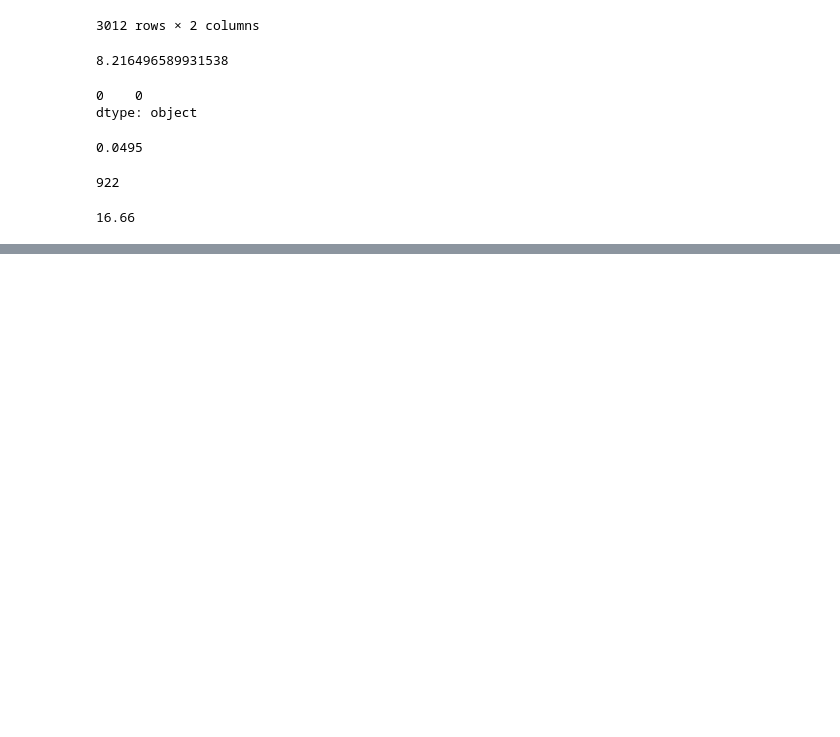
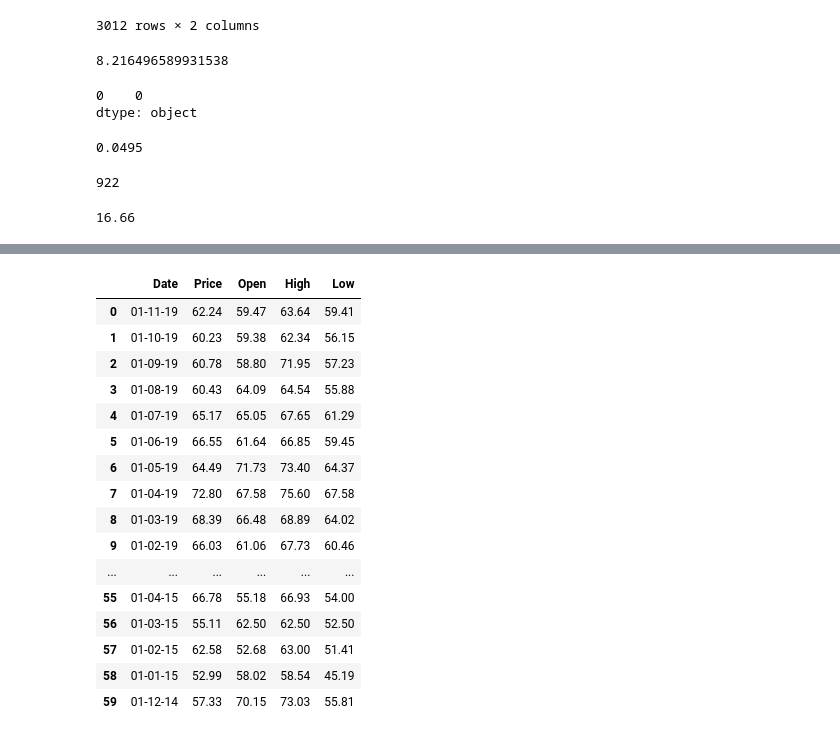
Before and after one commit to Kiran-Sawant/Python_learning_curve, a Jupyter notebook: Modules/pandas/experiment.ipynb, the cells around one changed output, grey strips where cells are left out. Cells and saved outputs as stored; diff of their text form; code cells hidden in the pictures; blank space fills up the shorter version.

```diff
--- a/Modules/pandas/experiment.ipynb
+++ b/Modules/pandas/experiment.ipynb
@@ -136,0 +155,4 @@ df['%Change'][922]
+# %%
+book = xl.Book('Datasets/experiment.xlsx')
+# %%
+brent = book.sheets('Brent')
@@ -136,0 +176,2 @@ df['%Change'][922]
+# %%
+brent_m1 = brent.range('H3:L63').options(pd.DataFrame, index=False).value
@@ -136,0 +198,22 @@ df['%Change'][922]
+# %%
+brent_m1['Date'] = brent_m1['Date'].astype('str').str.replace('2020-', '01-')
+# %%
+brent_m1
+# %% [output]
+|  | Date | Price | Open | High | Low |
+| 0 | 01-11-19 | 62.24 | 59.47 | 63.64 | 59.41 |
+| 1 | 01-10-19 | 60.23 | 59.38 | 62.34 | 56.15 |
+| 2 | 01-09-19 | 60.78 | 58.80 | 71.95 | 57.23 |
+| 3 | 01-08-19 | 60.43 | 64.09 | 64.54 | 55.88 |
+| 4 | 01-07-19 | 65.17 | 65.05 | 67.65 | 61.29 |
+| 5 | 01-06-19 | 66.55 | 61.64 | 66.85 | 59.45 |
+| 6 | 01-05-19 | 64.49 | 71.73 | 73.40 | 64.37 |
+| 7 | 01-04-19 | 72.80 | 67.58 | 75.60 | 67.58 |
+| 8 | 01-03-19 | 68.39 | 66.48 | 68.89 | 64.02 |
+| 9 | 01-02-19 | 66.03 | 61.06 | 67.73 | 60.46 |
+| ... | ... | ... | ... | ... | ... |
+| 55 | 01-04-15 | 66.78 | 55.18 | 66.93 | 54.00 |
+| 56 | 01-03-15 | 55.11 | 62.50 | 62.50 | 52.50 |
+| 57 | 01-02-15 | 62.58 | 52.68 | 63.00 | 51.41 |
+| 58 | 01-01-15 | 52.99 | 58.02 | 58.54 | 45.19 |
+| 59 | 01-12-14 | 57.33 | 70.15 | 73.03 | 55.81 |
```
Also changed, not shown: parts of 14 cells of this notebook.
